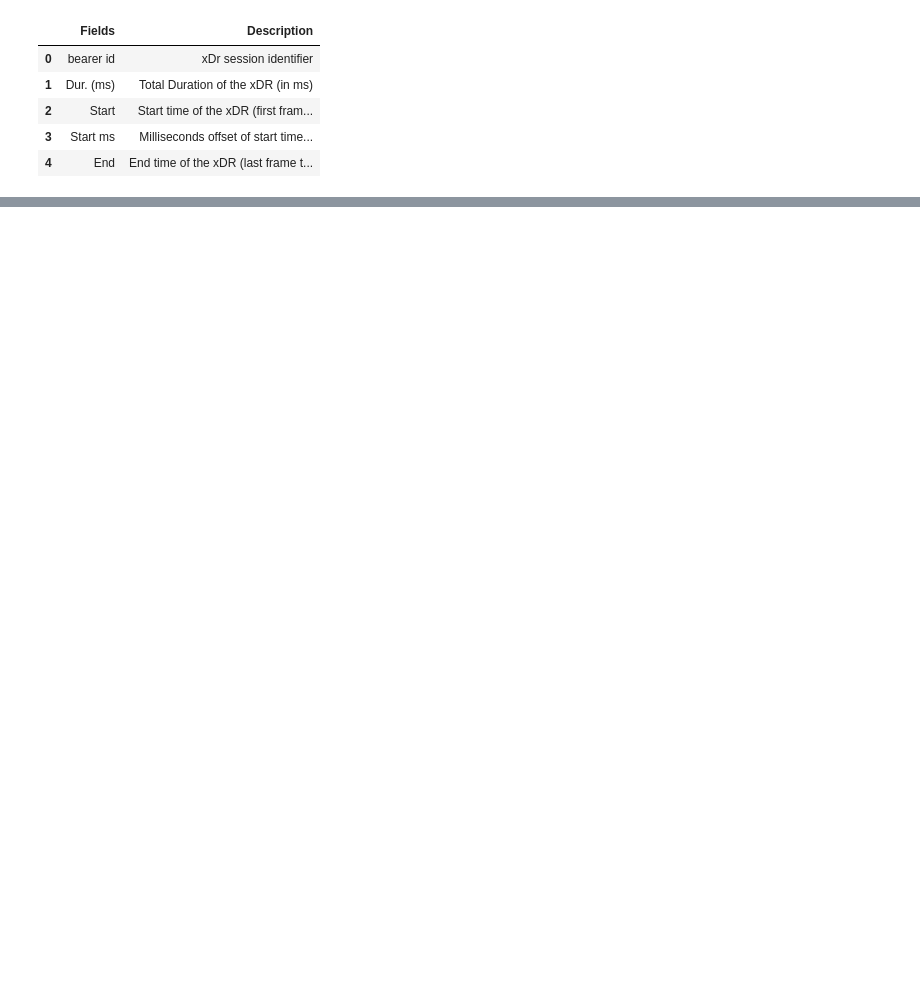
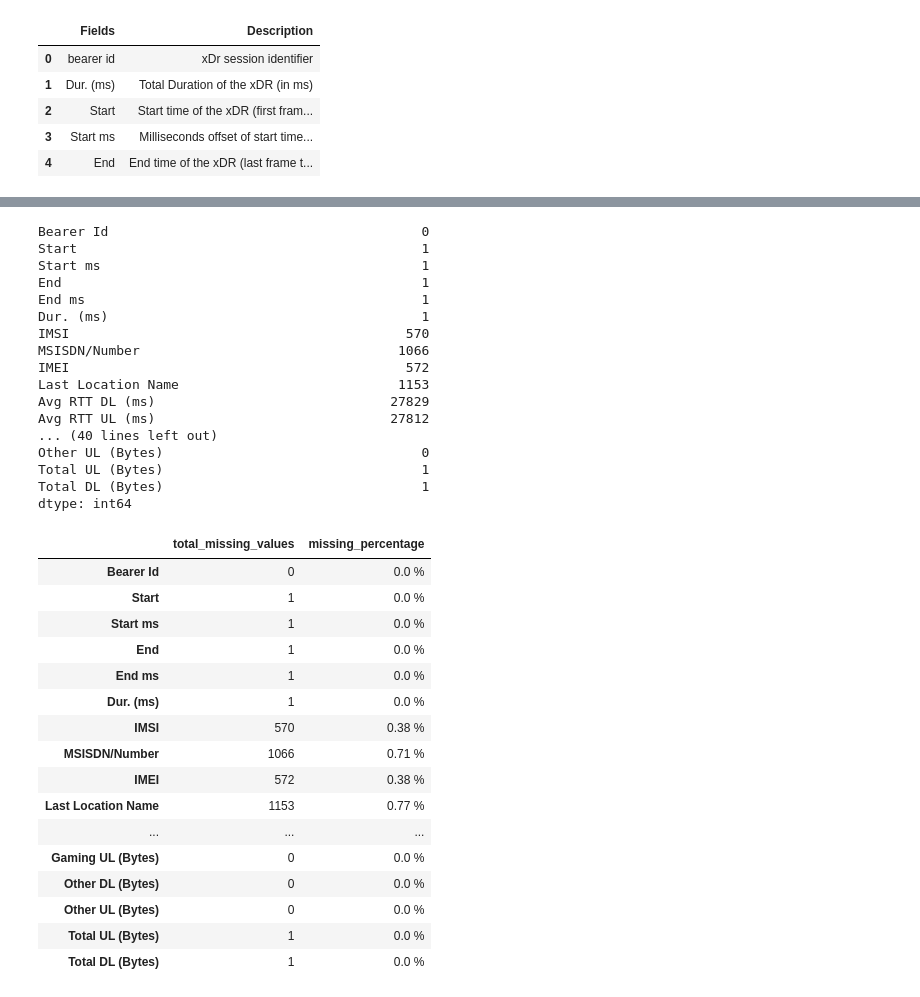
Before and after one commit to DePacifier/TeleCo-Analysis, a Jupyter notebook: notebooks/user_overview_analysis.ipynb, the cells around one changed output, grey strips where cells are left out. Drawn from its saved outputs; the diff is of its cells as text; code cells hidden in the pictures; blank space fills up the shorter version.

```diff
--- a/notebooks/user_overview_analysis.ipynb
+++ b/notebooks/user_overview_analysis.ipynb
@@ -63,0 +205,37 @@ memory usage: 62.9+ MB
+# %%
+explorer.get_column_based_missing_percentage()
+# %% [output]
+Bearer Id                                        0
+Start                                            1
+Start ms                                         1
+End                                              1
+End ms                                           1
+Dur. (ms)                                        1
+IMSI                                           570
+MSISDN/Number                                 1066
+IMEI                                           572
+Last Location Name                            1153
+Avg RTT DL (ms)                              27829
+Avg RTT UL (ms)                              27812
+... (40 lines left out)
+Other UL (Bytes)                                 0
+Total UL (Bytes)                                 1
+Total DL (Bytes)                                 1
+dtype: int64
+|  | total_missing_values | missing_percentage |
+| Bearer Id | 0 | 0.0 % |
+| Start | 1 | 0.0 % |
+| Start ms | 1 | 0.0 % |
+| End | 1 | 0.0 % |
+| End ms | 1 | 0.0 % |
+| Dur. (ms) | 1 | 0.0 % |
+| IMSI | 570 | 0.38 % |
+| MSISDN/Number | 1066 | 0.71 % |
+| IMEI | 572 | 0.38 % |
+| Last Location Name | 1153 | 0.77 % |
+| ... | ... | ... |
+| Gaming UL (Bytes) | 0 | 0.0 % |
+| Other DL (Bytes) | 0 | 0.0 % |
+| Other UL (Bytes) | 0 | 0.0 % |
+| Total UL (Bytes) | 1 | 0.0 % |
+| Total DL (Bytes) | 1 | 0.0 % |
```
Also changed, not shown: parts of 18 cells of this notebook, 1 other file.
